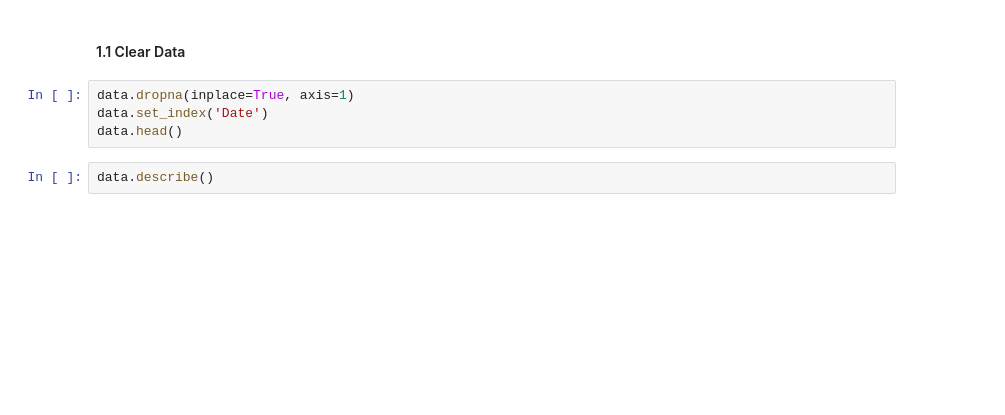
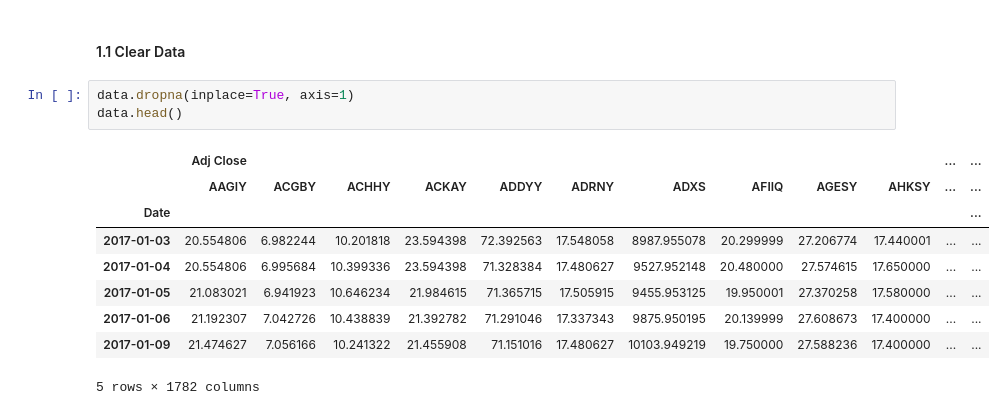
Before and after one commit to benchov/Machine_Learning_for_Trading_Knowledge, a Jupyter notebook: Market_Analysis_I.ipynb, the cells around one changed output. Cells and saved outputs as stored; diff of their text form; blank space fills up the shorter version.

```diff
--- a/Market_Analysis_I.ipynb
+++ b/Market_Analysis_I.ipynb
@@ -67,9 +153,16 @@ RemoteDataError: ignored
 #### 1.1 Clear Data
 # %%
 data.dropna(inplace=True, axis=1)
-data.set_index('Date')
 data.head()
+# %% [output]
+|  | Adj Close |  |  |  |  |  |  |  |  |  | ... | ... |
+|  | AAGIY | ACGBY | ACHHY | ACKAY | ADDYY | ADRNY | ADXS | AFIIQ | AGESY | AHKSY | ... | ... |
+| Date |  |  |  |  |  |  |  |  |  |  |  | ... |
+| 2017-01-03 | 20.554806 | 6.982244 | 10.201818 | 23.594398 | 72.392563 | 17.548058 | 8987.955078 | 20.299999 | 27.206774 | 17.440001 | ... | ... |
+| 2017-01-04 | 20.554806 | 6.995684 | 10.399336 | 23.594398 | 71.328384 | 17.480627 | 9527.952148 | 20.480000 | 27.574615 | 17.650000 | ... | ... |
+| 2017-01-05 | 21.083021 | 6.941923 | 10.646234 | 21.984615 | 71.365715 | 17.505915 | 9455.953125 | 19.950001 | 27.370258 | 17.580000 | ... | ... |
+| 2017-01-06 | 21.192307 | 7.042726 | 10.438839 | 21.392782 | 71.291046 | 17.337343 | 9875.950195 | 20.139999 | 27.608673 | 17.400000 | ... | ... |
+| 2017-01-09 | 21.474627 | 7.056166 | 10.241322 | 21.455908 | 71.151016 | 17.480627 | 10103.949219 | 19.750000 | 27.588236 | 17.400000 | ... | ... |
+5 rows × 1782 columns
-# %%
-data.describe()
 # %%
 data.info()
```
Also changed, not shown: parts of 13 cells of this notebook.
